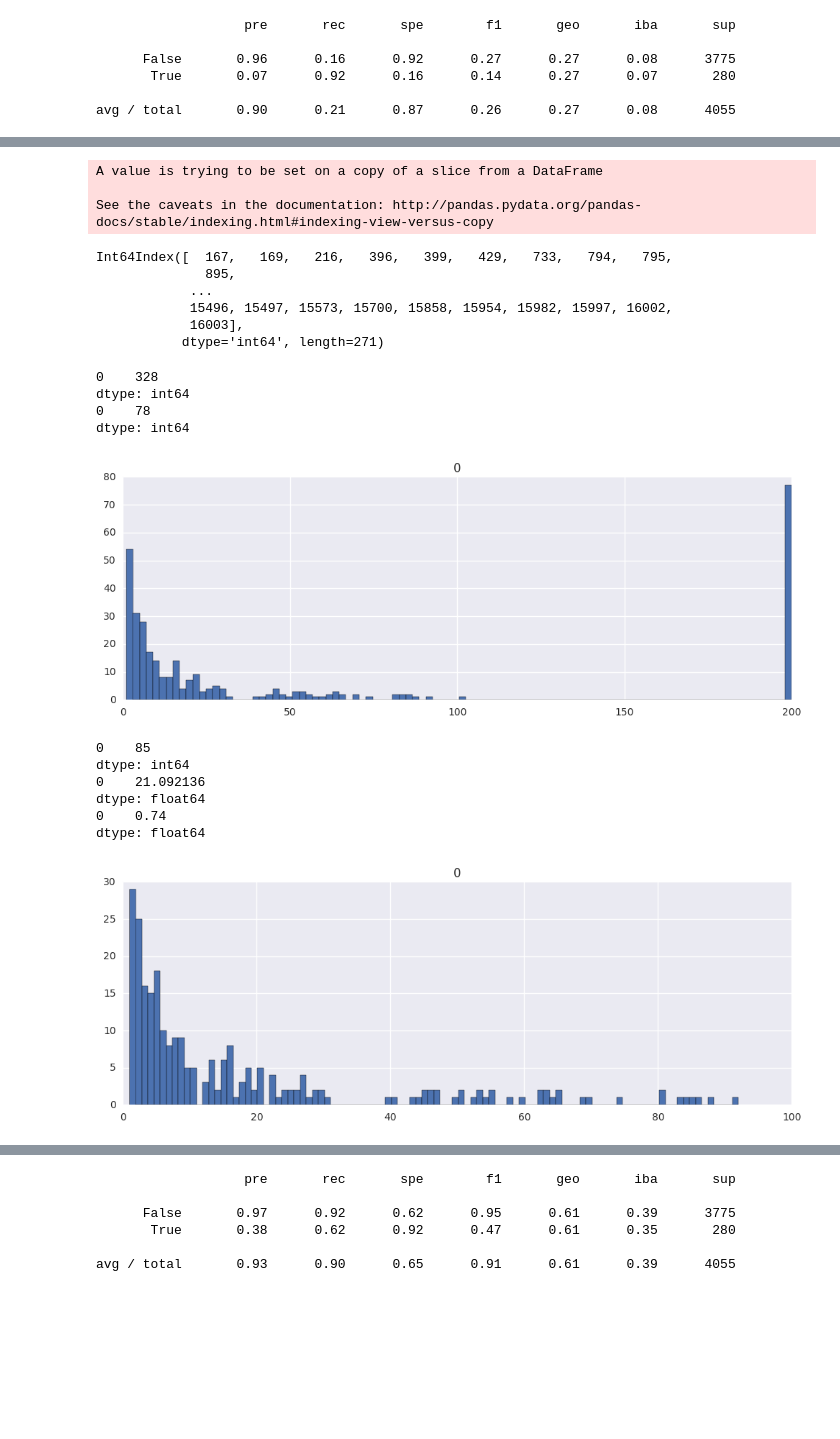
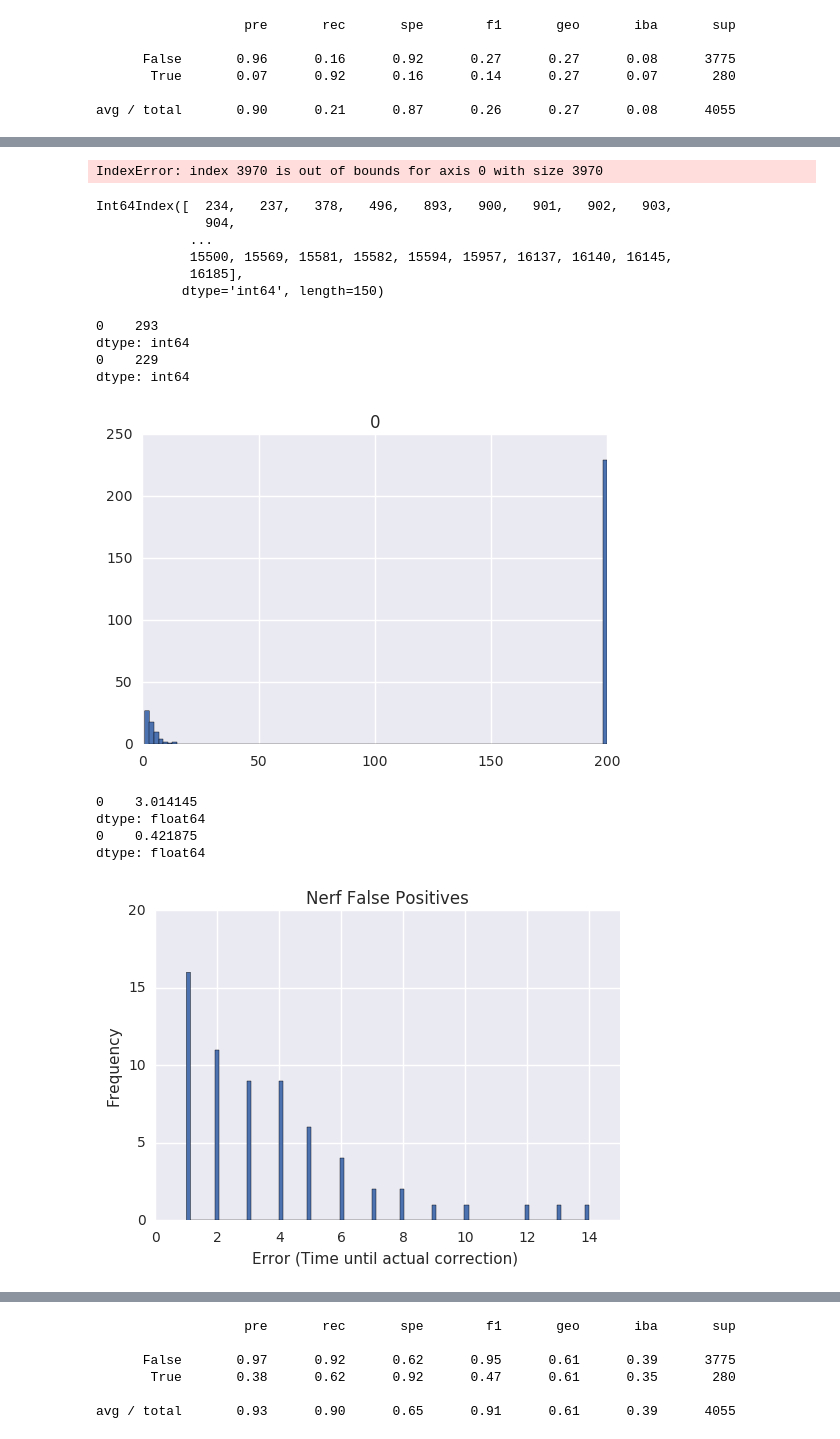
Before and after one commit to joseph-jnl/insight, a Jupyter notebook: lol_model_diamondonly.ipynb, the cells around one changed output, grey strips where cells are left out. Cells and saved outputs as stored; diff of their text form; code cells hidden in the pictures; blank space fills up the shorter version.

```diff
--- a/lol_model_diamondonly.ipynb
+++ b/lol_model_diamondonly.ipynb
@@ -915,3 +918,19 @@ avg / total       0.90      0.21      0.87      0.26      0.27      0.08      40
+# %%
+# Split validation set based on date
+df = pd.read_csv('loldata_cleaned_v2.csv')
+# %%
+X_train = df[(df['date']>=df['date'].unique()[0]) & (df['date'] <df['date'].unique()[100])]
+y_train = X_train['changes']
+X_train = X_train[['popularity', 'winrate', 'banrate', 'tsr', 'ts_buff', 'ts_nerf', 'vpop', 'vbr', 'vwr']]
+
+X_test = df[(df['date']>=df['date'].unique()[100])]
+X_test_names = X_test['name']
+y_test = X_test['changes']
+X_test = X_test[['popularity', 'winrate', 'banrate', 'tsr', 'ts_buff', 'ts_nerf', 'vpop','vbr', 'vwr']]
+# len(X_train['date'].unique())
+
+# X_train.groupby('changes').describe()
+# X_test.groupby('changes').describe()
 # %%
 # Use oversampling
 from imblearn.over_sampling import SMOTE, ADASYN, RandomOverSampler
@@ -956,0 +982,7 @@ Cohen Kappa : 0.3143
+# %%
+
+
+for index, champ in enumerate(X_train_names.unique()):
+    probs.iloc[index,0:90] = prob_xgb_o[X_train_names[X_train_names==champ].index, 1][0:90]
+# %% [output]
+IndexError: index 3970 is out of bounds for axis 0 with size 3970
@@ -964,19 +1005,15 @@ nonerf.sort_index(inplace=True)
 nobuff = df_results[(df_results['changes']=='nochange') &
            (df_results['predictions']=='buff')].copy()
 nobuff.sort_index(inplace=True)
-# %% [output]
-A value is trying to be set on a copy of a slice from a DataFrame
-
-See the caveats in the documentation: http://pandas.pydata.org/pandas-docs/stable/indexing.html#indexing-view-versus-copy
 # %%
 nobuff.index
 # %% [output]
-Int64Index([  167,   169,   216,   396,   399,   429,   733,   794,   795,
-              895,
+Int64Index([  234,   237,   378,   496,   893,   900,   901,   902,   903,
+              904,
             ...
-            15496, 15497, 15573, 15700, 15858, 15954, 15982, 15997, 16002,
-            16003],
-           dtype='int64', length=271)
+            15500, 15569, 15581, 15582, 15594, 15957, 16137, 16140, 16145,
+            16185],
+           dtype='int64', length=150)
 # %%
 ttn = pd.DataFrame(np.empty([len(nonerf), 1]))
 
@@ -993,27 +1032,30 @@ ttn.hist(bins=100)
 print(ttn.count())
 print(ttn[ttn>100].count())
 # %% [output]
-0    328
+0    293
 dtype: int64
-0    78
+0    229
 dtype: int64
-[figure, old version]
+[figure, new version]
 # %%
-ttn[ttn<100].hist(bins=100)
+import matplotlib.patches as mpatches
 
+ttn[ttn<100].hist(bins=100, label='nerfs')
+plt.xlabel('Error (Time until actual correction) ')
+plt.ylim([0, 20])
+plt.xlim([0, 15])
+plt.title('Nerf False Positives')
+plt.ylabel('Frequency')
 
-print(ttn[ttn<5].count())
 print(ttn[ttn<100].std())
 
-print(ttn[ttn<21].count()/ttn[ttn<100].count())
+print(ttn[ttn<3].count()/ttn[ttn<100].count())
 # %% [output]
-0    85
-dtype: int64
-0    21.092136
+0    3.014145
 dtype: float64
-0    0.74
+0    0.421875
 dtype: float64
-[figure, old version]
+[figure, new version]
 # %%
 ttb = pd.DataFrame(np.empty([len(nonerf), 1]))
 
```
Also changed, not shown: parts of 10 cells of this notebook, 1 other file.
